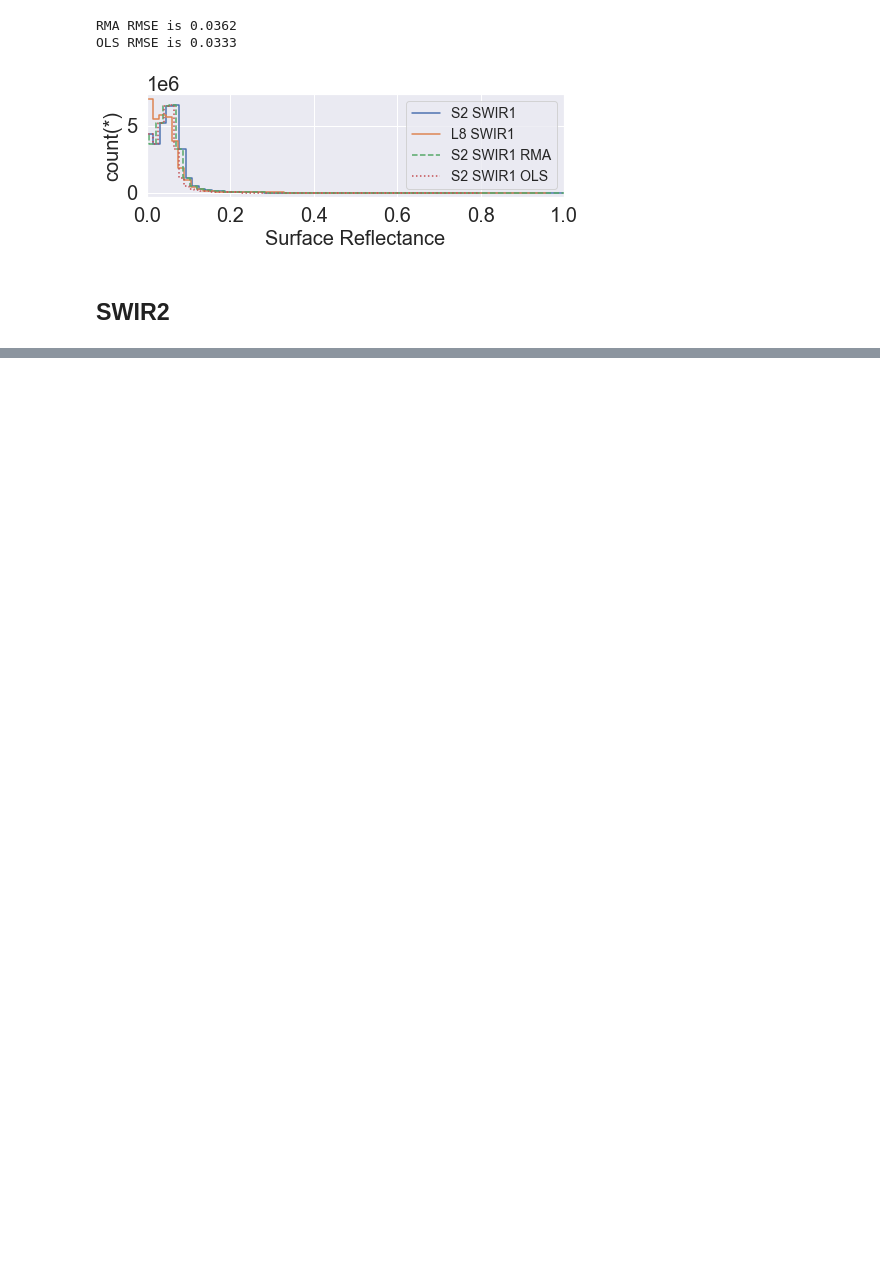
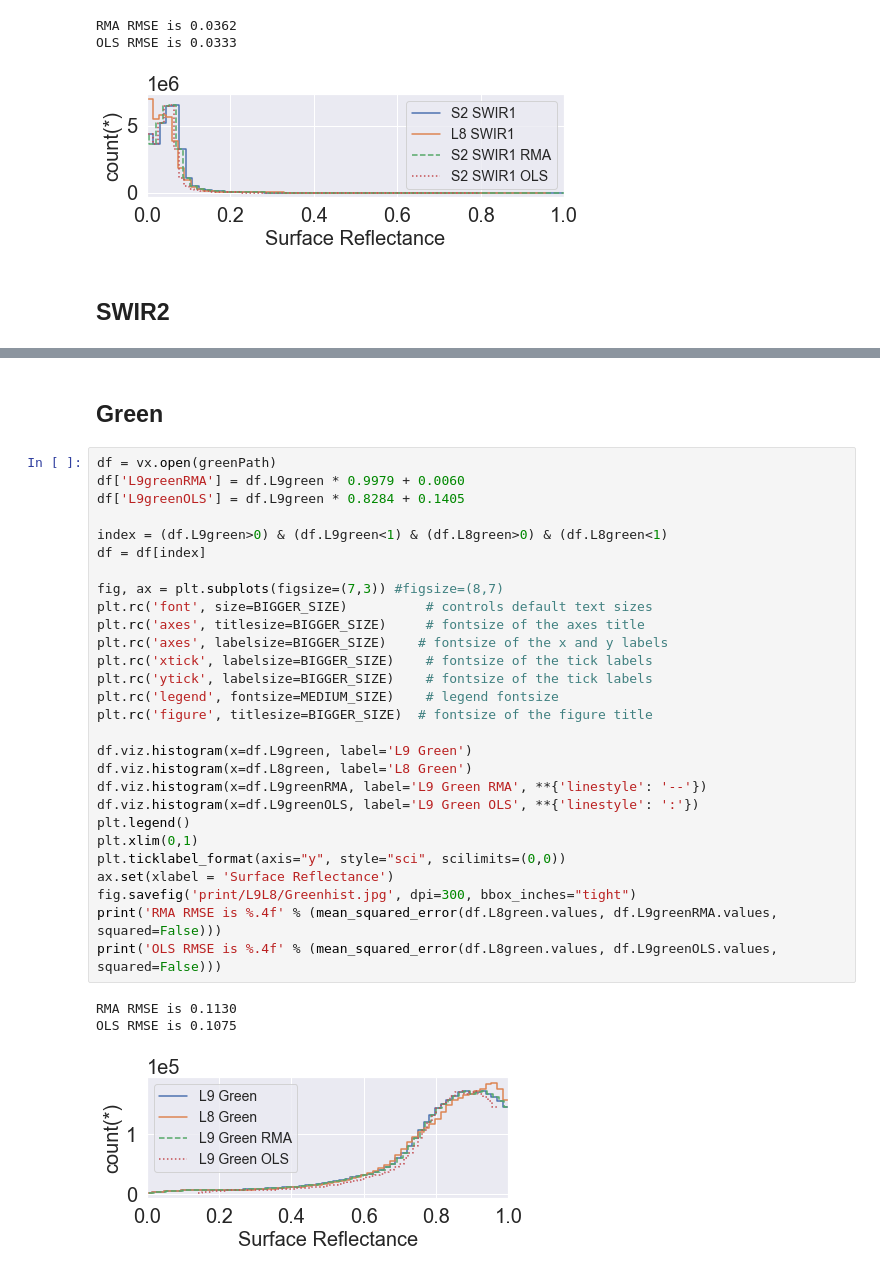
Before and after one commit to fsn1995/Remote-Sensing-of-Albedo, a Jupyter notebook: script/regressionEvaluation.ipynb, the cells around one changed output, grey strips where cells are left out. Saved outputs shown, nothing was run; the diff lists cells and outputs as text; blank space fills up the shorter version.

```diff
--- a/script/regressionEvaluation.ipynb
+++ b/script/regressionEvaluation.ipynb
@@ -482,0 +480,34 @@ OLS RMSE is 0.0338
+# %% [markdown]
+## Green
+# %%
+df = vx.open(greenPath)
+df['L9greenRMA'] = df.L9green * 0.9979 + 0.0060
+df['L9greenOLS'] = df.L9green * 0.8284 + 0.1405
+
+index = (df.L9green>0) & (df.L9green<1) & (df.L8green>0) & (df.L8green<1)
+df = df[index]
+
+fig, ax = plt.subplots(figsize=(7,3)) #figsize=(8,7)
+plt.rc('font', size=BIGGER_SIZE)          # controls default text sizes
+plt.rc('axes', titlesize=BIGGER_SIZE)     # fontsize of the axes title
+plt.rc('axes', labelsize=BIGGER_SIZE)    # fontsize of the x and y labels
+plt.rc('xtick', labelsize=BIGGER_SIZE)    # fontsize of the tick labels
+plt.rc('ytick', labelsize=BIGGER_SIZE)    # fontsize of the tick labels
+plt.rc('legend', fontsize=MEDIUM_SIZE)    # legend fontsize
+plt.rc('figure', titlesize=BIGGER_SIZE)  # fontsize of the figure title
+
+df.viz.histogram(x=df.L9green, label='L9 Green')
+df.viz.histogram(x=df.L8green, label='L8 Green')
+df.viz.histogram(x=df.L9greenRMA, label='L9 Green RMA', **{'linestyle': '--'})
+df.viz.histogram(x=df.L9greenOLS, label='L9 Green OLS', **{'linestyle': ':'})
+plt.legend()
+plt.xlim(0,1)
+plt.ticklabel_format(axis="y", style="sci", scilimits=(0,0))
+ax.set(xlabel = 'Surface Reflectance')
+fig.savefig('print/L9L8/Greenhist.jpg', dpi=300, bbox_inches="tight")
+print('RMA RMSE is %.4f' % (mean_squared_error(df.L8green.values, df.L9greenRMA.values, squared=False)))
+print('OLS RMSE is %.4f' % (mean_squared_error(df.L8green.values, df.L9greenOLS.values, squared=False)))
+# %% [output]
+RMA RMSE is 0.1130
+OLS RMSE is 0.1075
+[figure, added]
```
Also changed, not shown: parts of 27 cells of this notebook, 15 other files.
